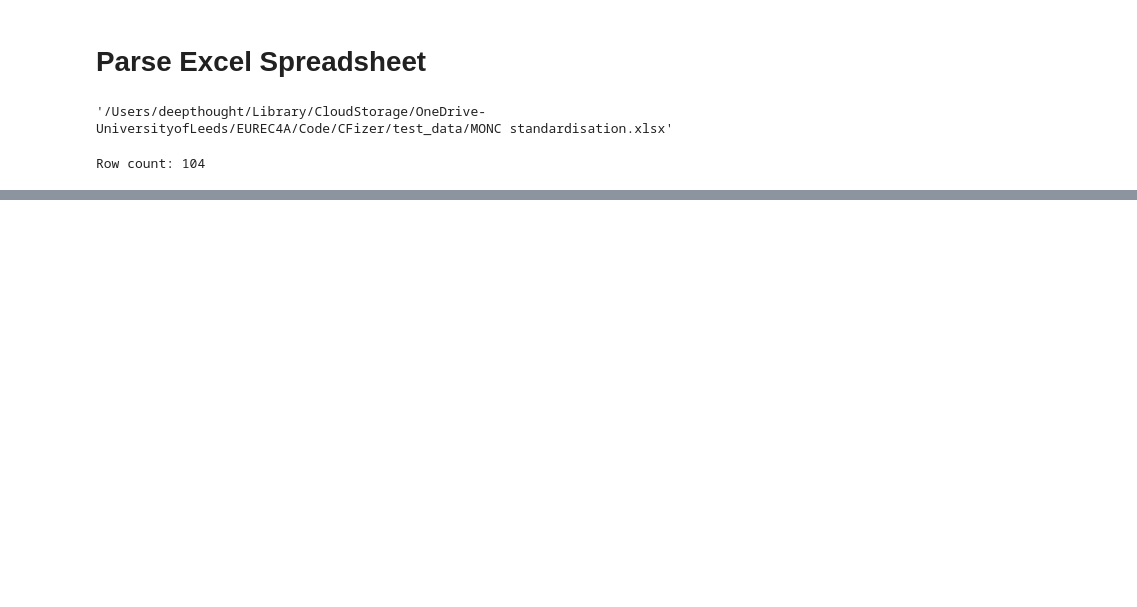
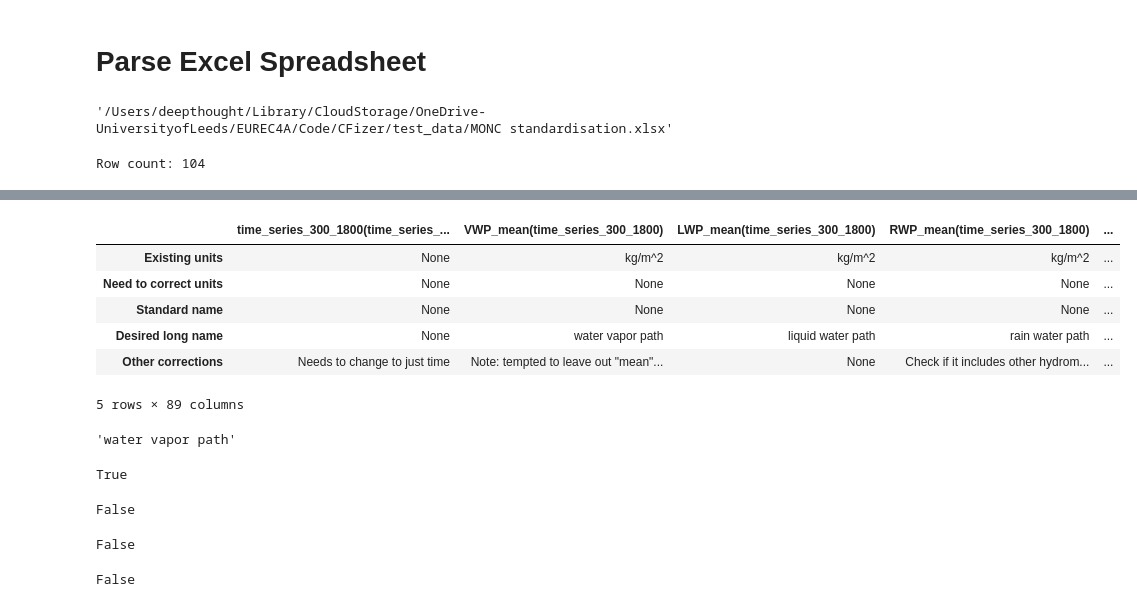
Before and after one commit to cemac/CFizer, a Jupyter notebook: dev/excel_to_yaml_expt.ipynb, the cells around one changed output, grey strips where cells are left out. Cells and saved outputs as stored; diff of their text form; code cells hidden in the pictures; blank space fills up the shorter version.

```diff
--- a/dev/excel_to_yaml_expt.ipynb
+++ b/dev/excel_to_yaml_expt.ipynb
@@ -39,0 +168,31 @@ RADIATION
+# %%
+var_df = pd.DataFrame(var_list)
+var_df
+# %% [output]
+|  | time_series_300_1800(time_series_... | VWP_mean(time_series_300_1800) | LWP_mean(time_series_300_1800) | RWP_mean(time_series_300_1800) | ... |
+| Existing units | None | kg/m^2 | kg/m^2 | kg/m^2 | ... |
+| Need to correct units | None | None | None | None | ... |
+| Standard name | None | None | None | None | ... |
+| Desired long name | None | water vapor path | liquid water path | rain water path | ... |
+| Other corrections | Needs to change to just time | Note: tempted to leave out "mean"... | None | Check if it includes other hydrom... | ... |
+5 rows × 89 columns
+# %%
+var_df['VWP_mean(time_series_300_1800)']['Desired long name']
+# %% [output]
+'water vapor path'
+# %%
+'VWP_mean(time_series_300_1800)' in var_df
+# %% [output]
+True
+# %%
+'trousers' in var_df
+# %% [output]
+False
+# %%
+'water vapor' in var_df
+# %% [output]
+False
+# %%
+'water vapor path' in var_df
+# %% [output]
+False
```
Also changed, not shown: parts of 13 cells of this notebook, 6 other files.
